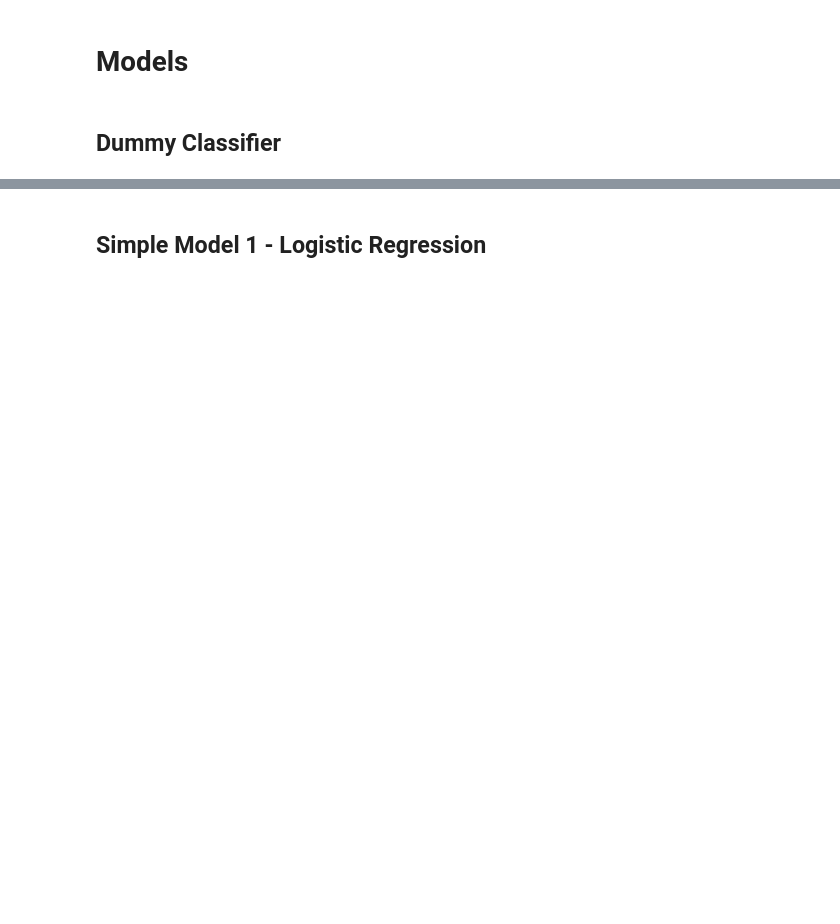
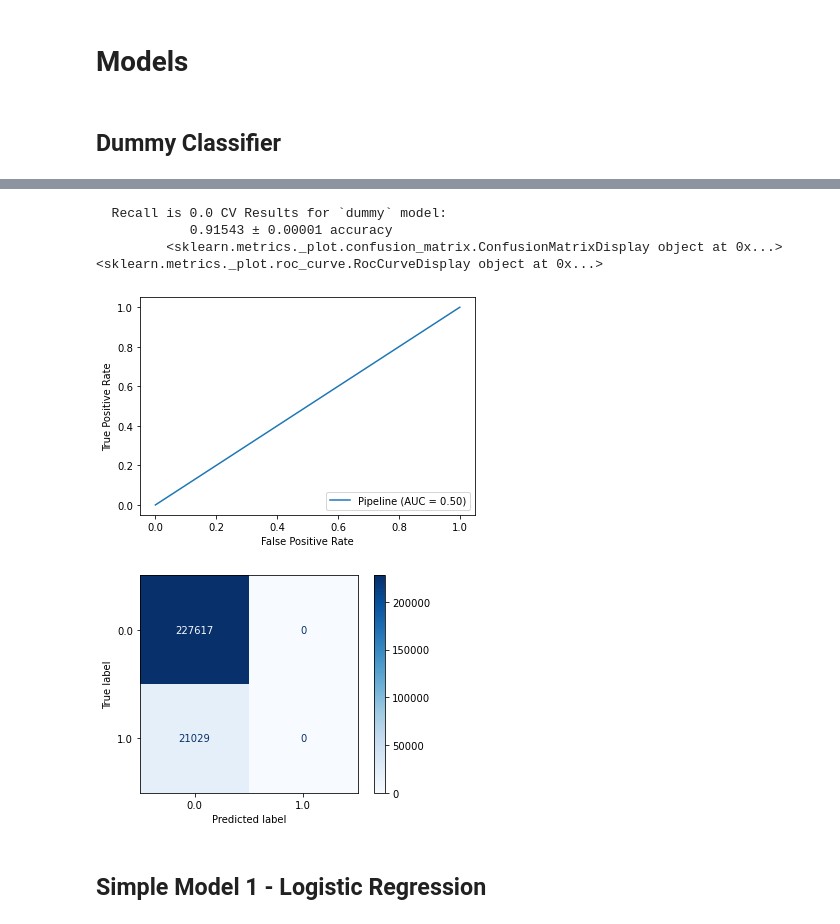
Before and after one commit to xiaohua-su/Heart_Disease, a Jupyter notebook: Heart_Disease_Modeling.ipynb, the cells around one changed output, grey strips where cells are left out. Drawn from its saved outputs; the diff is of its cells as text; code cells hidden in the pictures; blank space fills up the shorter version.

Commit message:
running of some models after fix and computer crash

```diff
--- a/Heart_Disease_Modeling.ipynb
+++ b/Heart_Disease_Modeling.ipynb
@@ -161,7 +145,7 @@ X_train.physical_health.value_counts()
 19.0        27
 Name: physical_health, dtype: int64
 # %%
-continous = ['physical_health', 'mental_health', 'last_checkup' , 'excercise_30', 'sleep', 'weight_kg', \
+continous = ['physical_health', 'mental_health', 'general_health' , 'sleep', 'weight_kg', \
                'height_m', 'alcohol_consumption_30']
 
 categorical = list(X.columns.drop(continous))
@@ -227,3 +237,13 @@ dummy_info.print_summary()
+# %%
+dummy_pca_info = ModelWithCV(dummy_simple, 'dummy', X_simple, y_simple)
+# %%
+dummy_pca_info.print_summary()
+# %% [output]
+  Recall is 0.0 CV Results for `dummy` model:
+            0.91543 ± 0.00001 accuracy
+         <sklearn.metrics._plot.confusion_matrix.ConfusionMatrixDisplay object at 0x...> <sklearn.metrics._plot.roc_curve.RocCurveDisplay object at 0x...>
+[figure, added]
+[figure, added]
 # %% [markdown]
 ## Simple Model 1 - Logistic Regression
 # %%
```
Also changed, not shown: parts of 90 cells of this notebook.
